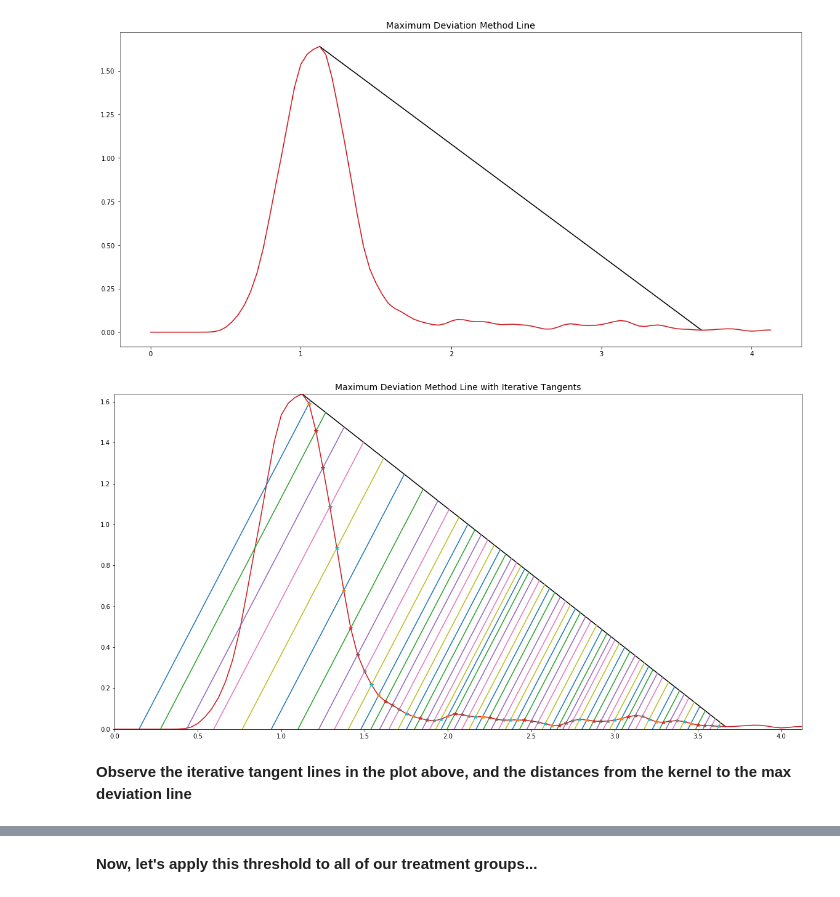
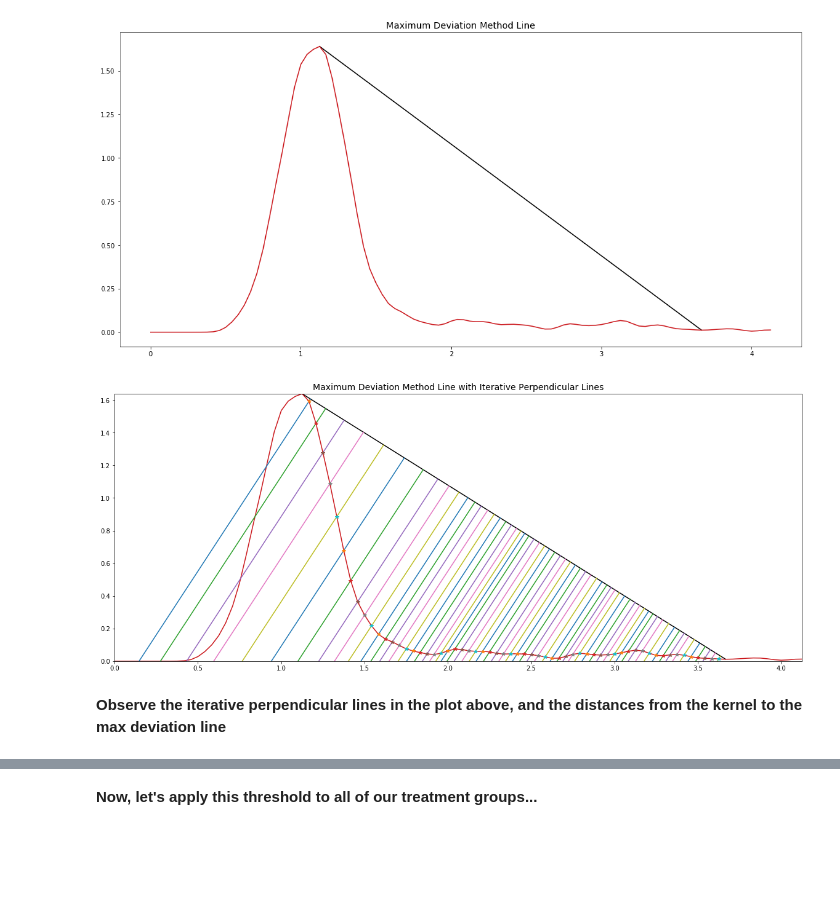
Before and after one commit to andersnelson/Maximum_Deviation_Binarization, a Jupyter notebook: Rosin Maximum Deviation 3_9_2020.ipynb, the cells around one changed output, grey strips where cells are left out. Drawn from its saved outputs; the diff is of its cells as text; code cells hidden in the pictures; blank space fills up the shorter version.

```diff
--- a/Rosin Maximum Deviation 3_9_2020.ipynb
+++ b/Rosin Maximum Deviation 3_9_2020.ipynb
@@ -198,55 +198,55 @@ yii=list()
 xii=list()
 # %%
 #starting at the first point past the kernel peak (maxIndex+1),
-#calculate distance between kernel point and tangent intersection on the Rosin line
-#plot each generated tangent line, establish plot
+#calculate distance between kernel point and perpendicular intersection on the Rosin line
+#plot each generated perpendicular line, establish plot
 fig, ax=plt.subplots()
-fig.set_size_inches(20, 10)
+fig.set_size_inches(20, 8)
 plt.plot([x1,x2],[y1,y2],'k-')
-plt.title("Maximum Deviation Method Line with Iterative Tangents",fontsize=14)
+plt.title("Maximum Deviation Method Line with Iterative Perpendicular Lines",fontsize=14)
 plt.plot(x_grid,kernel,'#cb181d')
 plt.xlim(0,np.max(x_grid))
 plt.ylim(0,np.max(kernel))
-#iterate and generate tangent lines
+#iterate and generate perpendicular lines
 for i in range(maxIndex+1,x2_index):
 #find intersection point between lines
-    #determine equation of the tangent line based on current bin coordinate
+    #determine equation of the perpendicular line based on current bin coordinate
     xt1=x_grid[i]
     yt1=kernel[i]
     y_int_tan=yt1-(slopeTan*xt1)
     #calculate intersection point between lines
     b1=y_int
     b2=y_int_tan
     m1=slope
     m2=slopeTan
     # y = mx + b
     # Set both lines equal to find the intersection point in the x direction, y1=y2, x1=x2
     # y1 = m1 * x + b1, y2 = m2 * x + b2
     #if y1 == y2...
     # m1 * x + b1 = m2 * x + b2
     # m1 * x - m2 * x = b2 - b1
     # x * (m1 - m2) = b2 - b1
     # x = (b2 - b1) / (m1 - m2)
     xi = (b2 - b1) / (m1 - m2)
     # Now solve for y -- use either line, because they are equal here
     # y = mx + b
     yi = m1 * xi + b1
     #plot line
     plt.plot([xi,0],[yi,y_int_tan])
-    #assert that the new line generated is equal or very close to the correct tangent value of the max deviation line
+    #assert that the new line generated is equal or very close to the correct perpendicular value of the max deviation line
     assert((m2-m2*.01)<((yi-y_int_tan)/(xi-0))<(m2+m2*.01)) # an error will throw if this statement is false
     plt.plot(xt1,yt1,'*')
     #save x-y coordinates of the point
     yii.append(yi)
     xii.append(xi)
     #get euclidean distance between kernel coordinate and intersect point
     euc=math.sqrt((xi-xt1)**2+(yi-yt1)**2)
     #store the euclidean distance
     dist.append(euc)
 # %% [output]
-[figure, old version]
+[figure, new version]
 # %% [markdown]
-<b> Observe the iterative tangent lines in the plot above, and the distances from the kernel
+<b> Observe the iterative perpendicular lines in the plot above, and the distances from the kernel
     to the max deviation line <b>
 # %%
 #get kernel point with the maximum distance from the Rosin line
```
Also changed, not shown: parts of 6 cells of this notebook.
